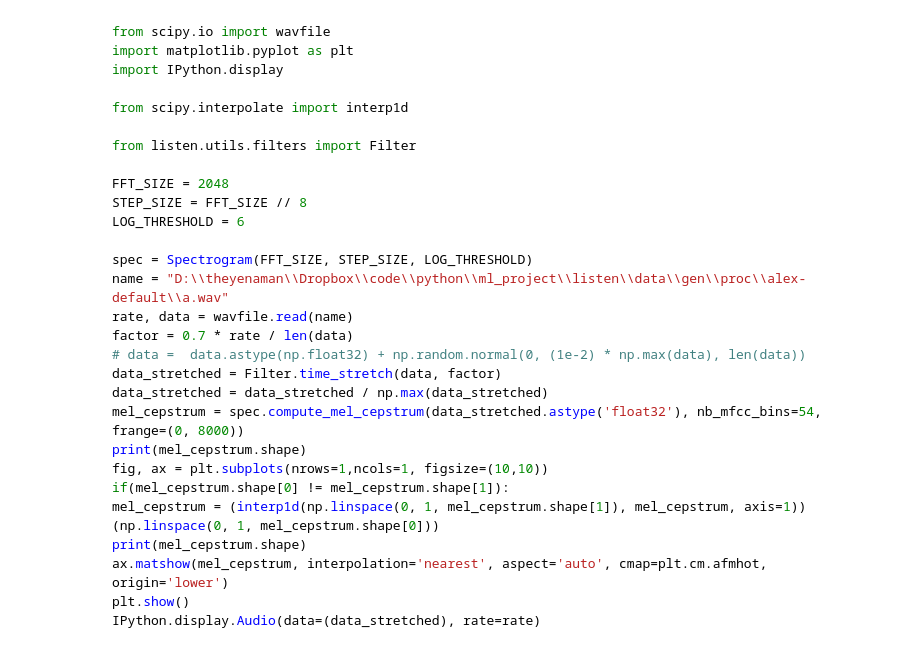
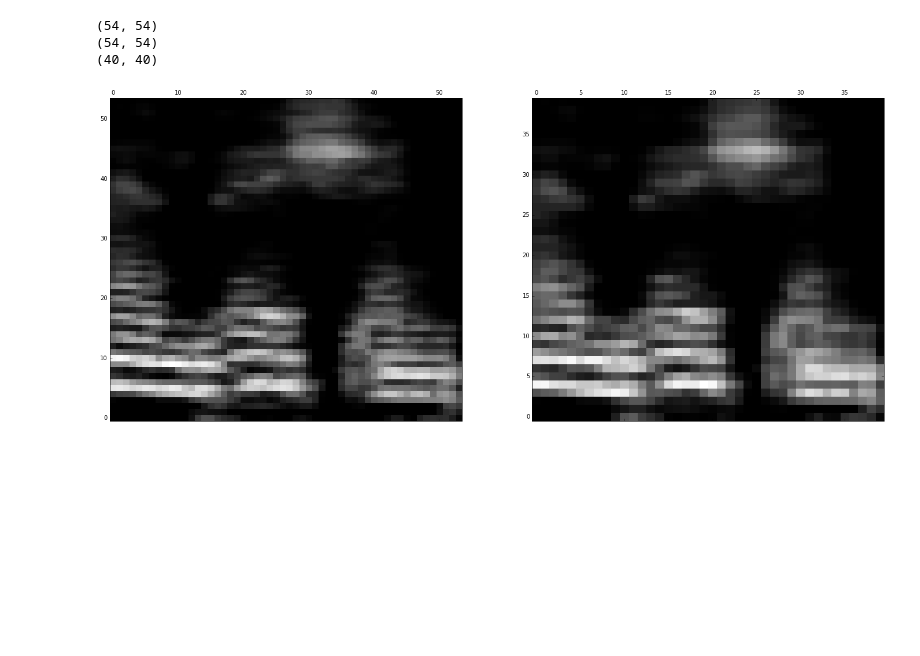
Before and after one commit to envp/listen, a Jupyter notebook: dataset_globbing.ipynb, the cells around one changed output. Saved outputs shown, nothing was run; the diff lists cells and outputs as text; code cells hidden in the pictures; blank space fills up the shorter version.

````diff
--- a/dataset_globbing.ipynb
+++ b/dataset_globbing.ipynb
@@ -185,31 +170,43 @@ Done.
-# %% [markdown]
-```python
-from scipy.io import wavfile
-import matplotlib.pyplot as plt
-import IPython.display
-
-from scipy.interpolate import interp1d
-
-from listen.utils.filters import Filter
-
-FFT_SIZE = 2048
-STEP_SIZE = FFT_SIZE // 8
-LOG_THRESHOLD = 6
-
-spec = Spectrogram(FFT_SIZE, STEP_SIZE, LOG_THRESHOLD)
-name = "D:\\theyenaman\\Dropbox\\code\\python\\ml_project\\listen\\data\\gen\\proc\\alex-default\\a.wav"
-rate, data = wavfile.read(name)
-factor = 0.7 * rate / len(data)
-# data =  data.astype(np.float32) + np.random.normal(0, (1e-2) * np.max(data), len(data))
-data_stretched = Filter.time_stretch(data, factor)
-data_stretched = data_stretched / np.max(data_stretched)
-mel_cepstrum = spec.compute_mel_cepstrum(data_stretched.astype('float32'), nb_mfcc_bins=54, frange=(0, 8000))
-print(mel_cepstrum.shape)
-fig, ax = plt.subplots(nrows=1,ncols=1, figsize=(10,10))
-if(mel_cepstrum.shape[0] != mel_cepstrum.shape[1]):
-mel_cepstrum = (interp1d(np.linspace(0, 1, mel_cepstrum.shape[1]), mel_cepstrum, axis=1))(np.linspace(0, 1, mel_cepstrum.shape[0]))
-print(mel_cepstrum.shape)
-ax.matshow(mel_cepstrum, interpolation='nearest', aspect='auto', cmap=plt.cm.afmhot, origin='lower')
-plt.show()
-IPython.display.Audio(data=(data_stretched), rate=rate)
-```
+# %%
+
+from scipy.io import wavfile
+import matplotlib.pyplot as plt
+import IPython.display
+
+from scipy.interpolate import interp1d
+
+from listen.utils.filters import Filter
+
+FFT_SIZE = 2048
+STEP_SIZE = FFT_SIZE // 8
+LOG_THRESHOLD = 5
+
+spec = Spectrogram(FFT_SIZE, STEP_SIZE, LOG_THRESHOLD)
+name = wavs[np.random.randint(0, len(wavs))]
+rate, data = wavfile.read(name)
+factor = 0.7 * rate / len(data)
+# data =  data.astype(np.float32) + np.random.normal(0, (1e-2) * np.max(data), len(data))
+data_stretched = Filter.time_stretch(data, factor)
+data_stretched = data_stretched / np.max(data_stretched)
+mel_cepstrum = spec.compute_mel_cepstrum(data_stretched.astype('float32'), nb_mfcc_bins=54, frange=(0, 8000))
+print(mel_cepstrum.shape)
+fig, ax = plt.subplots(nrows=1,ncols=2, figsize=(24,10))
+
+if(mel_cepstrum.shape[0] != mel_cepstrum.shape[1]):
+    mel_cepstrum = (interp1d(np.linspace(0, 1, mel_cepstrum.shape[1]), mel_cepstrum, axis=1))(np.linspace(0, 1, mel_cepstrum.shape[0]))
+
+mel_cepstrum2 = mel_cepstrum
+mel_cepstrum2 = (interp1d(np.linspace(0, 1, mel_cepstrum.shape[1]), mel_cepstrum, axis=1, kind='slinear'))(np.linspace(0, 1, 40))
+mel_cepstrum2 = (interp1d(np.linspace(0, 1, mel_cepstrum2.shape[0]), mel_cepstrum2, axis=0, kind='slinear'))(np.linspace(0, 1, 40))
+
+print(mel_cepstrum.shape)
+print(mel_cepstrum2.shape)
+ax[0].matshow(mel_cepstrum, interpolation='nearest', aspect='auto', cmap=plt.cm.gray, origin='lower')
+ax[1].matshow(mel_cepstrum2, interpolation='nearest', aspect='auto', cmap=plt.cm.gray, origin='lower')
+plt.show()
+IPython.display.Audio(data=(data_stretched), rate=rate)
+# %% [output]
+(54, 54)
+(54, 54)
+(40, 40)
+[figure, added]
````
Also changed, not shown: parts of 2 cells of this notebook, 2 other files.
